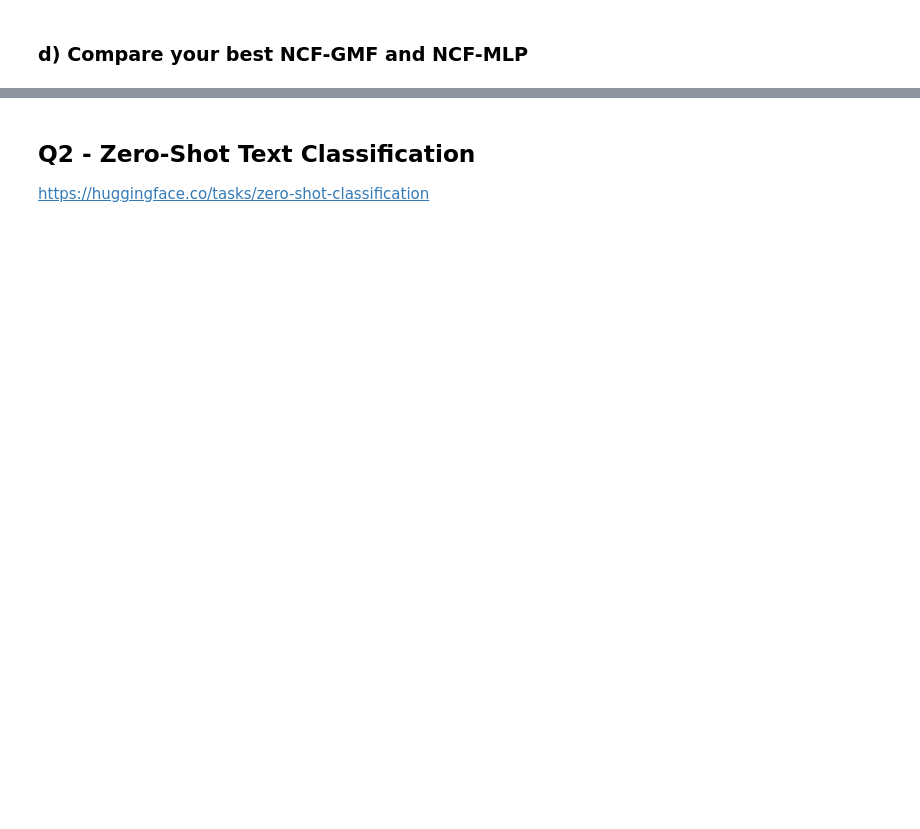
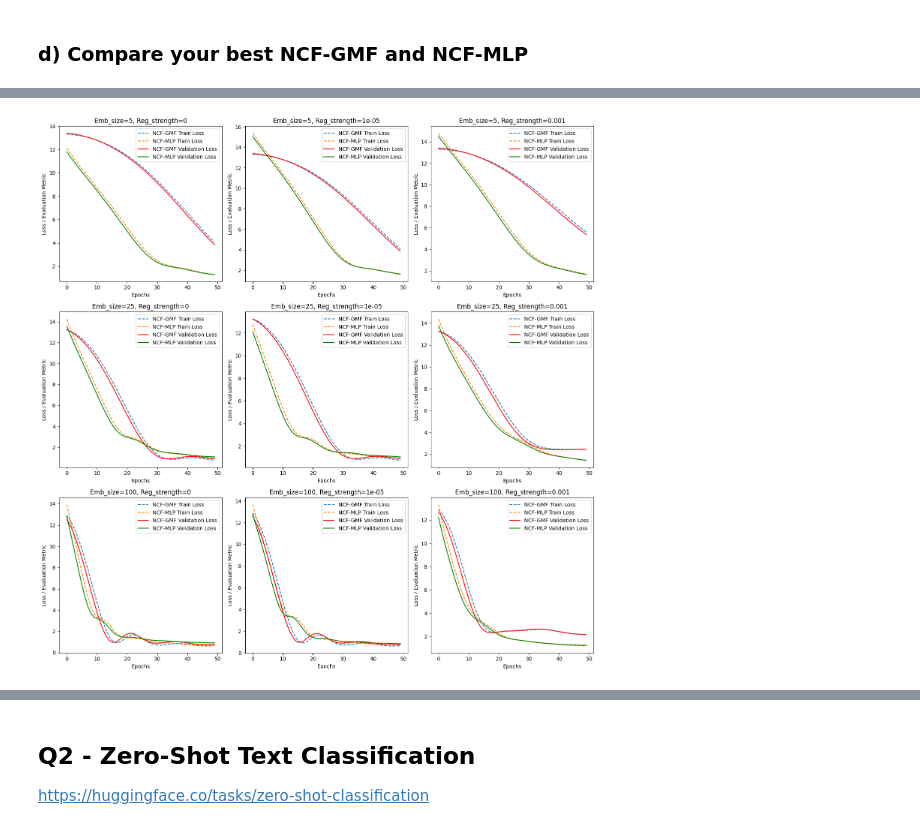
Before and after one commit to kina19131/DS_BigData-NCF, a Jupyter notebook: submit/MIE524_A5.ipynb, the cells around one changed output, grey strips where cells are left out. Cells and saved outputs as stored; diff of their text form; code cells hidden in the pictures; blank space fills up the shorter version.

```diff
--- a/submit/MIE524_A5.ipynb
+++ b/submit/MIE524_A5.ipynb
@@ -96,0 +340,92 @@ Written answer:
+# %%
+# Function to train NCF-GMF model
+def train_ncf_gmf(num_users, num_items, emb_size, reg_strength):
+    model = MF(num_users, num_items, emb_size=emb_size)
+    train_losses, val_losses = train_epocs(model, epochs=50, lr=0.01, wd=reg_strength)
+    return train_losses, val_losses
+
+# Function to train NCF-MLP model
+def train_ncf_mlp(num_users, num_items, emb_size, hidden_size, reg_strength):
+    model = my_NCF_MLP(num_users, num_items, emb_size=emb_size, hidden_size=hidden_size)
+    train_losses, val_losses = train_epocs(model, epochs=50, lr=0.01, wd=reg_strength)
+    return train_losses, val_losses
+# %%
+# Parameters for the experiments
+emb_sizes = [5, 25, 100]
+regs = [0, 1e-5, 1e-3]
+experiment_results = []
+
+# Create a 3x3 grid of subplots for 9 plots
+fig, axs = plt.subplots(3, 3, figsize=(15, 15))
+
+results_test = []
+# Experiment for NCF-GMF and NCF-MLP with the same parameters plotted on the same graph
+for i, emb_size in enumerate(emb_sizes):
+    for j, reg_strength in enumerate(regs):
+        print(f"\n===================== Experiment for emb_size={emb_size}, reg_strength={reg_strength} ========================")
+
+        # Train NCF-GMF
+        print("\nTraining NCF-GMF...")
+        train_losses_gmf, val_losses_gmf = train_ncf_gmf(num_users, num_items, emb_size, reg_strength)
+        # print("GMF VAL LOSS:", val_losses_gmf)
+
+        # Train NCF-MLP
+        print("\nTraining NCF-MLP...")
+        train_losses_mlp, val_losses_mlp = train_ncf_mlp(num_users, num_items, emb_size, 10, reg_strength)
+        # print("MLP VAL LOSS:", val_losses_mlp)
+
+
+        # Store experiment results
+        experiment_results.append({
+            'model': 'NCF-GMF',
+            'emb_size': emb_size,
+            'reg_strength': reg_strength,
+            'evaluation_metric': val_losses_gmf
+        })
+
+        experiment_results.append({
+            'model': 'NCF-MLP',
+            'emb_size': emb_size,
+            'reg_strength': reg_strength,
+            'evaluation_metric': val_losses_mlp
+        })
+
+        #results_test.append([test_losses_gmf, test_losses_mlp])
+
+        # Plot training losses for NCF-GMF and NCF-MLP on subplots
+        axs[i, j].plot(train_losses_gmf, label='NCF-GMF Train Loss', linestyle='--')
+        axs[i, j].plot(train_losses_mlp, label='NCF-MLP Train Loss', linestyle='--')
+
+        # Plot horizontal lines for evaluation metrics
+        axs[i, j].plot(val_losses_gmf, color='red', linestyle='-', label='NCF-GMF Validation Loss')
+        axs[i, j].plot(val_losses_mlp, color='green', linestyle='-', label='NCF-MLP Validation Loss')
+
+        axs[i, j].set_title(f"Emb_size={emb_size}, Reg_strength={reg_strength}")
+        axs[i, j].set_xlabel('Epochs')
+        axs[i, j].set_ylabel('Loss / Evaluation Metric')
+        axs[i, j].legend()
+
+print("\n +++++++++++++++ PLOT ++++++++++++++++ ")
+plt.tight_layout()
+plt.show()
+
+
+valid_gmf_results = [result for result in experiment_results if result['model'] == 'NCF-GMF' and result['evaluation_metric'] is not None]
+valid_mlp_results = [result for result in experiment_results if result['model'] == 'NCF-MLP' and result['evaluation_metric'] is not None]
+
+print("valid_gmf_results", valid_gmf_results)
+
+if valid_gmf_results:
+    best_gmf_model_result = min(valid_gmf_results, key=lambda x: min(x['evaluation_metric']))
+    print("\nBest NCF-GMF Model:")
+    print(f"Emb Size: {best_gmf_model_result['emb_size']}")
+    print(f"Regularization Strength: {best_gmf_model_result['reg_strength']}")
+    print(f"Evaluation Metric: {min(best_gmf_model_result['evaluation_metric'])}")
+
+if valid_mlp_results:
+    best_mlp_model_result = min(valid_mlp_results, key=lambda x: min(x['evaluation_metric']))
+    print("\nBest NCF-MLP Model:")
+    print(f"Emb Size: {best_mlp_model_result['emb_size']}")
+    print(f"Regularization Strength: {best_mlp_model_result['reg_strength']}")
+    print(f"Evaluation Metric: {min(best_mlp_model_result['evaluation_metric'])}")
+# %% [output]
@@ -96,0 +449 @@ Written answer:
+[figure, added]
```
Also changed, not shown: parts of 90 cells of this notebook.
